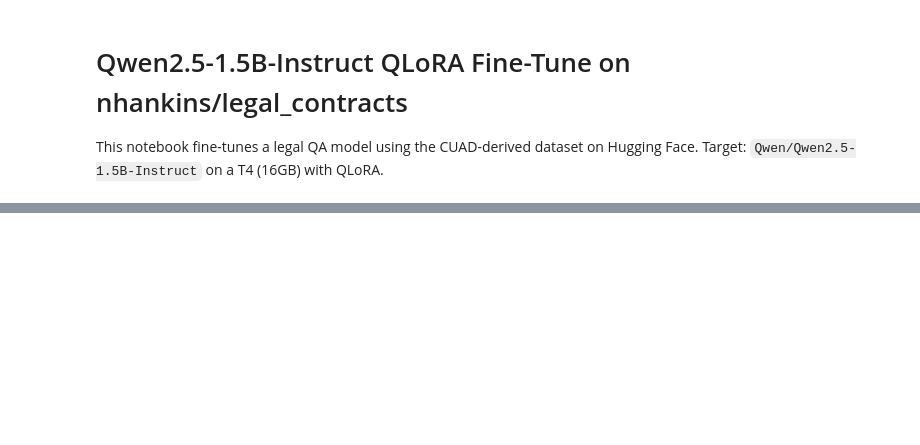
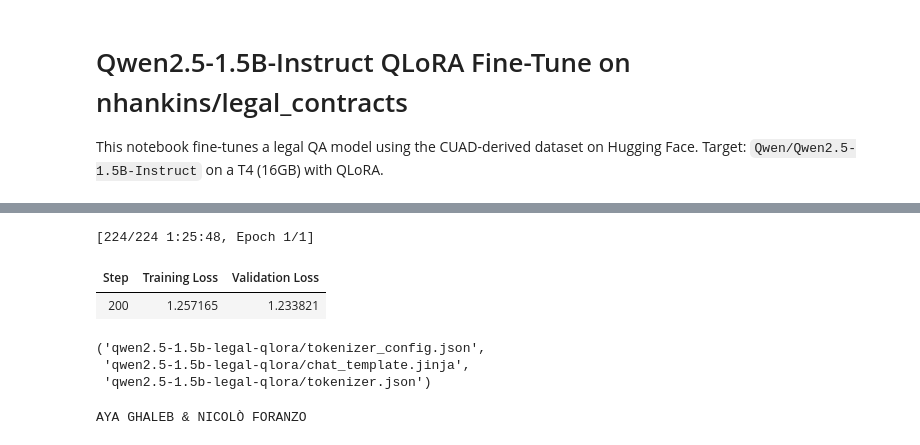
Before and after one commit to nickforce989/legal-contract-analyzer, a Jupyter notebook: qwen2_5_1_5b_legal_qlora.ipynb, the cells around one changed output, grey strips where cells are left out. Drawn from its saved outputs; the diff is of its cells as text; code cells hidden in the pictures; blank space fills up the shorter version.

```diff
--- a/qwen2_5_1_5b_legal_qlora.ipynb
+++ b/qwen2_5_1_5b_legal_qlora.ipynb
@@ -87,45 +128,86 @@ lora_config = LoraConfig(
 )
 model = get_peft_model(model, lora_config)
 # %%
-# Train
-args = TrainingArguments(
+# Train (compatible across transformers versions)
+from transformers import TrainingArguments
+
+train_args_kwargs = dict(
     output_dir=output_dir,
     per_device_train_batch_size=2,
     per_device_eval_batch_size=2,
     gradient_accumulation_steps=8,
     learning_rate=2e-4,
     num_train_epochs=num_train_epochs,
     fp16=True,
     logging_steps=50,
     eval_steps=200,
     save_steps=200,
-    evaluation_strategy='steps',
     save_total_limit=2,
-    report_to='none'
+    report_to="none",
 )
+
+# Handle version differences
+if "eval_strategy" in TrainingArguments.__init__.__code__.co_varnames:
+    train_args_kwargs["eval_strategy"] = "steps"
+else:
+    train_args_kwargs["evaluation_strategy"] = "steps"
+
+args = TrainingArguments(**train_args_kwargs)
 
 data_collator = DataCollatorForLanguageModeling(tokenizer=tokenizer, mlm=False)
 
 trainer = Trainer(
     model=model,
     args=args,
     train_dataset=train_tok,
     eval_dataset=eval_tok,
     data_collator=data_collator,
 )
 
 trainer.train()
 model.save_pretrained(output_dir)
 tokenizer.save_pretrained(output_dir)
+# %% [output]
+[224/224 1:25:48, Epoch 1/1]
+| Step | Training Loss | Validation Loss |
+| 200 | 1.257165 | 1.233821 |
+('qwen2.5-1.5b-legal-qlora/tokenizer_config.json',
+ 'qwen2.5-1.5b-legal-qlora/chat_template.jinja',
+ 'qwen2.5-1.5b-legal-qlora/tokenizer.json')
 # %%
-# Quick sanity check
+import torch
+
+model.eval()
+if hasattr(model, "gradient_checkpointing_disable"):
+    model.gradient_checkpointing_disable()
+model.config.use_cache = True
+
 prompt = (
-    'You are a legal contract assistant. Answer using only the provided context.\n\n'
-    'Question: Who are the contract-holders?\n\n'
-    'Context:\nThe contract-holder Name: Aya Ghaleb & Niccolo Forzano.\n\n'
-    'Answer:'
+    "You are a legal contract assistant. Answer using only the provided context.\n\n"
+    "Question: Who are the contract-holders?\n\n"
+    "Context:\nThe contract-holder Name: Aya Ghaleb & Niccolo Forzano.\n\n"
+    "Answer:"
 )
-inputs = tokenizer(prompt, return_tensors='pt').to(model.device)
-with torch.no_grad():
-    output = model.generate(**inputs, max_new_tokens=64)
-print(tokenizer.decode(output[0], skip_special_tokens=True))
+
+inputs = tokenizer(prompt, return_tensors="pt").to(model.device)
+
+with torch.inference_mode():
+    output = model.generate(
+        **inputs,
+        max_new_tokens=32,
+        do_sample=True,
+        temperature=0.2,
+        top_p=0.9,
+        top_k=40,
+        repetition_penalty=1.05,
+        no_repeat_ngram_size=3,
+        eos_token_id=tokenizer.eos_token_id,
+        pad_token_id=tokenizer.eos_token_id,
+    )
+
+
+gen = output[0][inputs["input_ids"].shape[1]:]
+text = tokenizer.decode(gen, skip_special_tokens=True)
+print(text.splitlines()[0].strip())
+# %% [output]
+AYA GHALEB & NICOLÒ FORANZO
```
Also changed, not shown: parts of 3 cells of this notebook.
